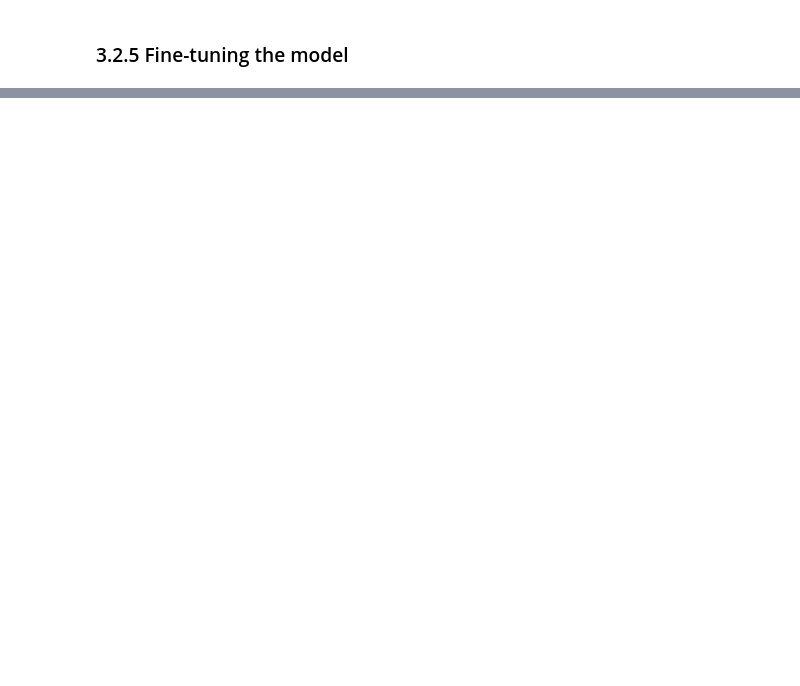
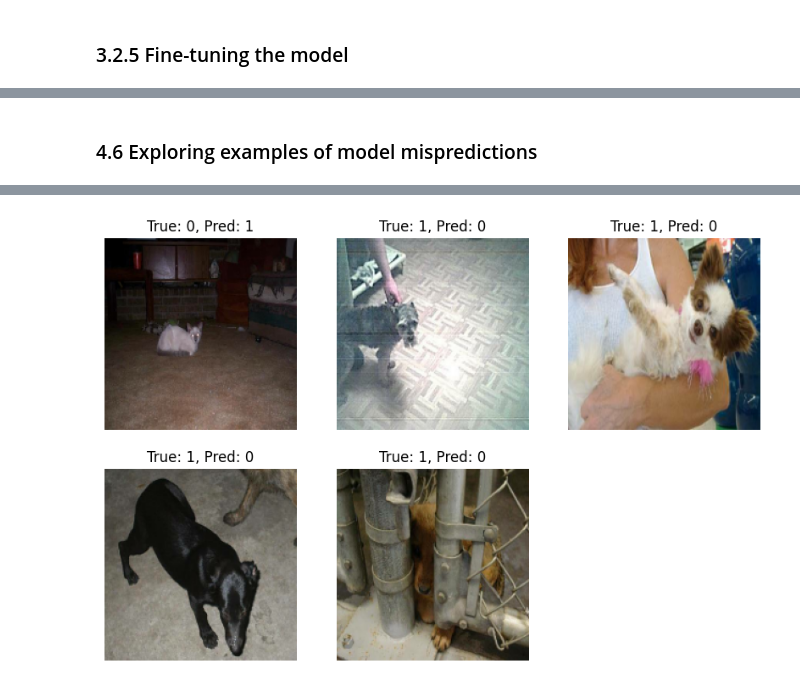
Before and after one commit to tcsgik/CSCN8010_Lab3-Vanilla_CNN_and_Fine_Tune-VGG16_for_Dogs_and_Cats_Classification, a Jupyter notebook: vanilla_cnn_and_fine_tune-VGG16-for_dogs_and_cats_classification.ipynb, the cells around one changed output, grey strips where cells are left out. Saved outputs shown, nothing was run; the diff lists cells and outputs as text; code cells hidden in the pictures; blank space fills up the shorter version.

```diff
--- a/vanilla_cnn_and_fine_tune-VGG16-for_dogs_and_cats_classification.ipynb
+++ b/vanilla_cnn_and_fine_tune-VGG16-for_dogs_and_cats_classification.ipynb
@@ -794,0 +1133,31 @@ print(f"VGG16 Model test set accuracy: {test_acc:.3f}")
+# %% [markdown]
+### 4.6 Exploring examples of model mispredictions
+# %%
+# Import library
+import matplotlib.pyplot as plt
+
+# First collect incorrect classification information (take Fine-Tuned VGG16 as an example)
+incorrect_indices = np.where(y_pred_vgg != y_true)[0]
+
+# Extract these incorrect images from test_dataset
+incorrect_images = []
+incorrect_labels = []
+incorrect_preds = []
+
+for i, (images, labels) in enumerate(test_dataset.unbatch()):
+    if i in incorrect_indices:
+        incorrect_images.append(images.numpy())
+        incorrect_labels.append(labels.numpy())
+        incorrect_preds.append(y_pred_vgg[i])
+    if len(incorrect_images) >= 9: # Display the first 9 incorrect examples
+        break
+
+# Display the images and the true and predicted labels.
+plt.figure(figsize=(10,10))
+for i in range(len(incorrect_images)):
+    ax = plt.subplot(3, 3, i + 1)
+    plt.imshow(incorrect_images[i].astype("uint8"))
+    plt.title(f"True: {incorrect_labels[i]}, Pred: {incorrect_preds[i]}")
+    plt.axis("off")
+plt.show()
+# %% [output]
@@ -795,2 +1165,3 @@ print(f"VGG16 Model test set accuracy: {test_acc:.3f}")
+[figure, added]
 # %% [markdown]
 ## 5. Conclusions
```
Also changed, not shown: parts of 36 cells of this notebook, 1 other file.
